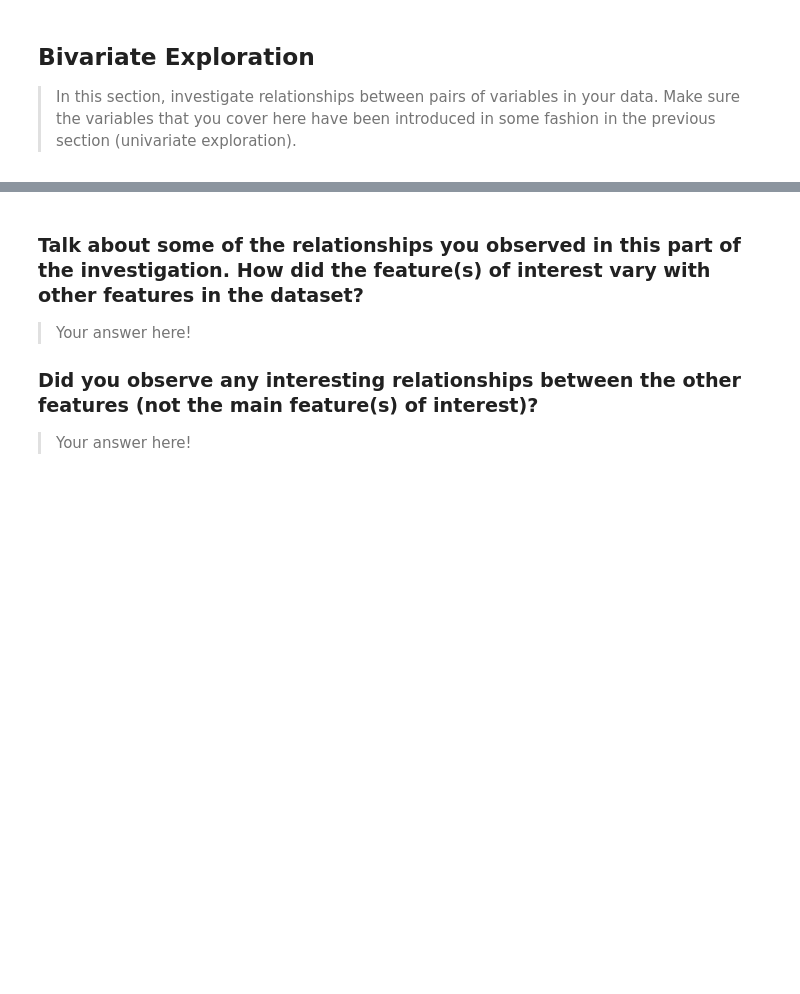
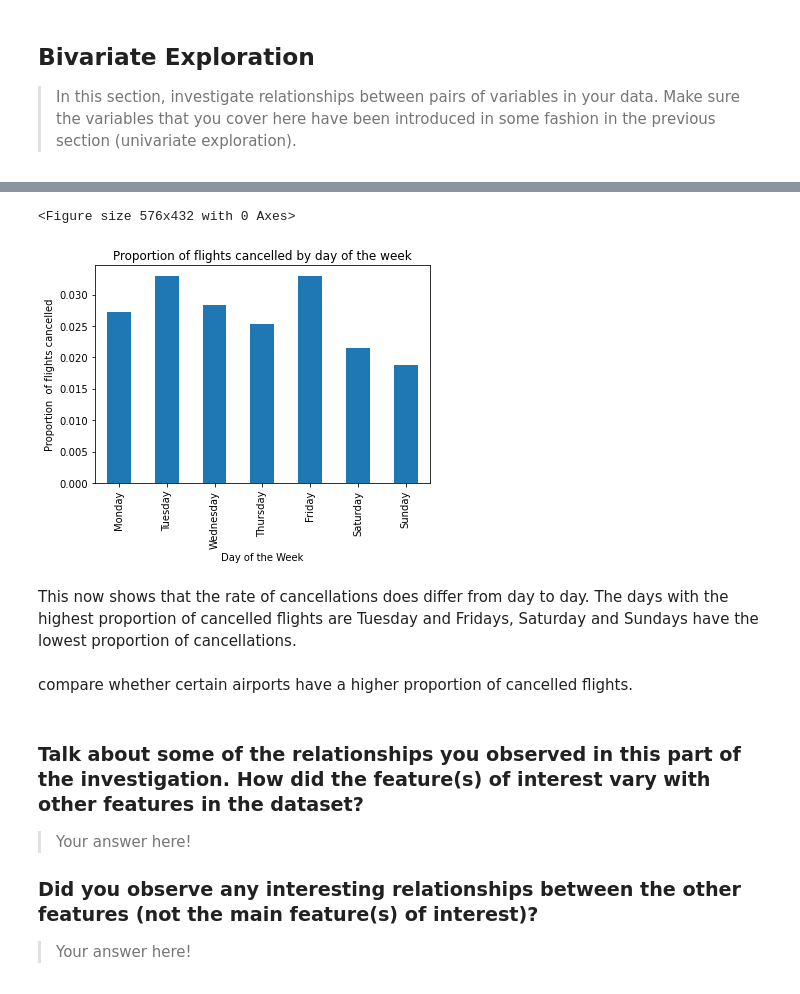
Before and after one commit to Vincentk-94/Communicate_data_findings, a Jupyter notebook: 2008 Flight Delays - Project.ipynb, the cells around one changed output, grey strips where cells are left out. Drawn from its saved outputs; the diff is of its cells as text; code cells hidden in the pictures; blank space fills up the shorter version.

```diff
--- a/2008 Flight Delays - Project.ipynb
+++ b/2008 Flight Delays - Project.ipynb
@@ -224,0 +461,3 @@ fashion in the previous section (univariate exploration).
+# %%
+day_means = flights.groupby('day_of_week',as_index=False).mean()
+day_means
@@ -225,3 +474,18 @@ fashion in the previous section (univariate exploration).
+# %%
+plt.figure(figsize=(8,6))
+day_means.plot.bar(x='day_of_week',y='cancelled',legend=False);
+# Labels
+
+plt.xlabel('Day of the Week')
+plt.ylabel('Proportion  of flights cancelled')
+plt.title('Proportion of flights cancelled by day of the week');
+# %% [output]
+<Figure size 576x432 with 0 Axes>
+[figure, added]
+# %% [markdown]
+This now shows that the rate of cancellations does differ from day to day. The days with the highest proportion of cancelled flights are Tuesday and Fridays, Saturday and Sundays have the lowest proportion of cancellations.
+# %% [markdown]
+compare whether certain airports have a higher proportion of cancelled flights.
 # %% [markdown]
 ### Talk about some of the relationships you observed in this part of the investigation. How did the feature(s) of interest vary with other features in the dataset?
 
```
Also changed, not shown: parts of 32 cells of this notebook.
